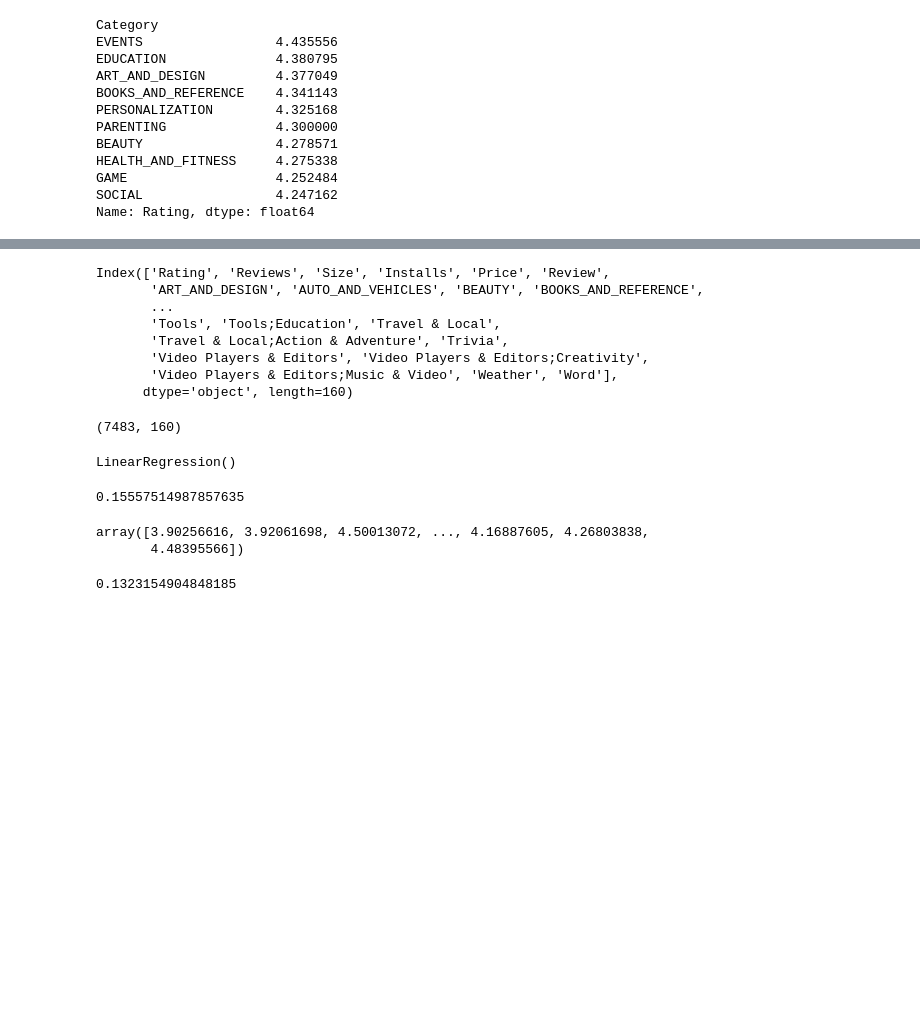
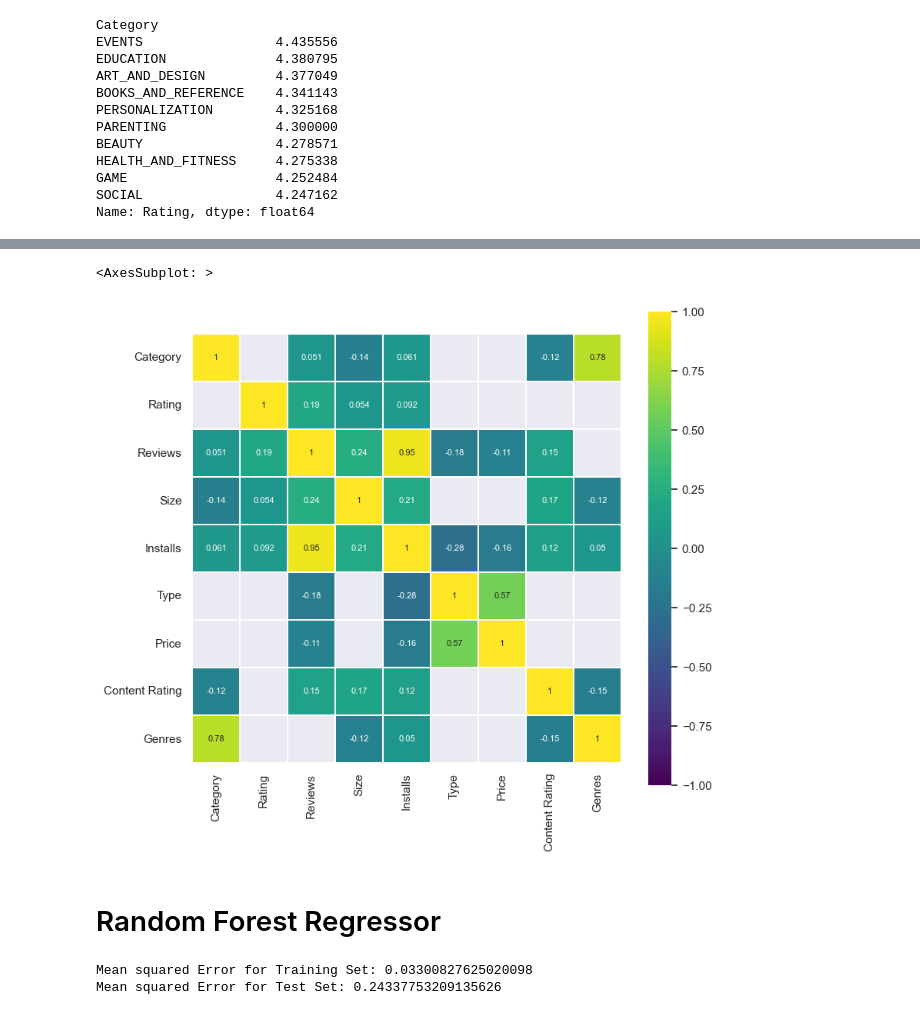
Before and after one commit to Suthatip7/googleplaystore, a Jupyter notebook: googleplaystore-checkpoint.ipynb, the cells around one changed output, grey strips where cells are left out. Saved outputs shown, nothing was run; the diff lists cells and outputs as text; code cells hidden in the pictures; blank space fills up the shorter version.

```diff
--- a/googleplaystore-checkpoint.ipynb
+++ b/googleplaystore-checkpoint.ipynb
@@ -377,44 +354,38 @@ inp2 = pd.get_dummies(inp1, prefix='', prefix_sep='',
-# %%
-inp2.columns
-# %% [output]
-Index(['Rating', 'Reviews', 'Size', 'Installs', 'Price', 'Review',
-       'ART_AND_DESIGN', 'AUTO_AND_VEHICLES', 'BEAUTY', 'BOOKS_AND_REFERENCE',
-       ...
-       'Tools', 'Tools;Education', 'Travel & Local',
-       'Travel & Local;Action & Adventure', 'Trivia',
-       'Video Players & Editors', 'Video Players & Editors;Creativity',
-       'Video Players & Editors;Music & Video', 'Weather', 'Word'],
-      dtype='object', length=160)
-# %%
-inp2=inp2.dropna()
-# %% [output]
-(7483, 160)
+# %%
+# Get all features with type 'object'
+col_list = [c for c in inp1.columns if inp1[c].dtype == 'object']
+inp2 = inp1.copy()
+# Encode features except Size
+for c in col_list:
+    inp2[c] = inp1[c].astype('category')
+    inp2[c] = inp2[c].cat.codes
+# %%
+# Correlation heatmap
+corr = inp2.corr()
+plt.figure(figsize=(9, 8))
+
+sns.heatmap(corr[(corr >= 0.05) | (corr <= -0.05)],
+            cmap='viridis', vmax=1.0, vmin=-1.0, linewidths=0.1,
+            annot=True, annot_kws={"size": 8}, square=True)
+# %% [output]
+<AxesSubplot: >
+[figure, added]
 # %%
 #Train test split  and apply 70-30 split. Name the new dataframes df_train and df_test.
 #Separate the dataframes into X_train, y_train, X_test, and y_test.
 x = inp2[inp2.columns.drop('Rating')]
 y = inp2['Rating']
 x_train, x_test, y_train, y_test = train_test_split(x, y, test_size=0.3, random_state=0)
-# %%
-#Use linear regression as the technique
-linear_regression = LinearRegression()
-linear_regression.fit(x_train, y_train)
-# %% [output]
-LinearRegression()
-# %%
-#Report the R2 on the train set
-r_sq =linear_regression.score(x_train, y_train)
-r_sq
-# %% [output]
-0.15557514987857635
-# %%
-#Make predictions on test set and report R2.
-y_pred = linear_regression.predict(x_test)
-y_pred
-# %% [output]
-array([3.90256616, 3.92061698, 4.50013072, ..., 4.16887605, 4.26803838,
-       4.48395566])
-# %%
-r2_score(y_test, y_pred)
-# %% [output]
-0.1323154904848185
+# %% [markdown]
+# Random Forest Regressor
+# %%
+# Train Random Forest Regressor
+randomf = RandomForestRegressor(n_estimators=300)
+randomf.fit(x_train, y_train)
+
+# Measure mean squared error for training and validation sets
+print('Mean squared Error for Training Set:', mean_squared_error(y_train, randomf.predict(x_train)))
+print('Mean squared Error for Test Set:', mean_squared_error(y_test, randomf.predict(x_test)))
+# %% [output]
+Mean squared Error for Training Set: 0.03300827625020098
+Mean squared Error for Test Set: 0.24337753209135626
```
Also changed, not shown: parts of 21 cells of this notebook.
